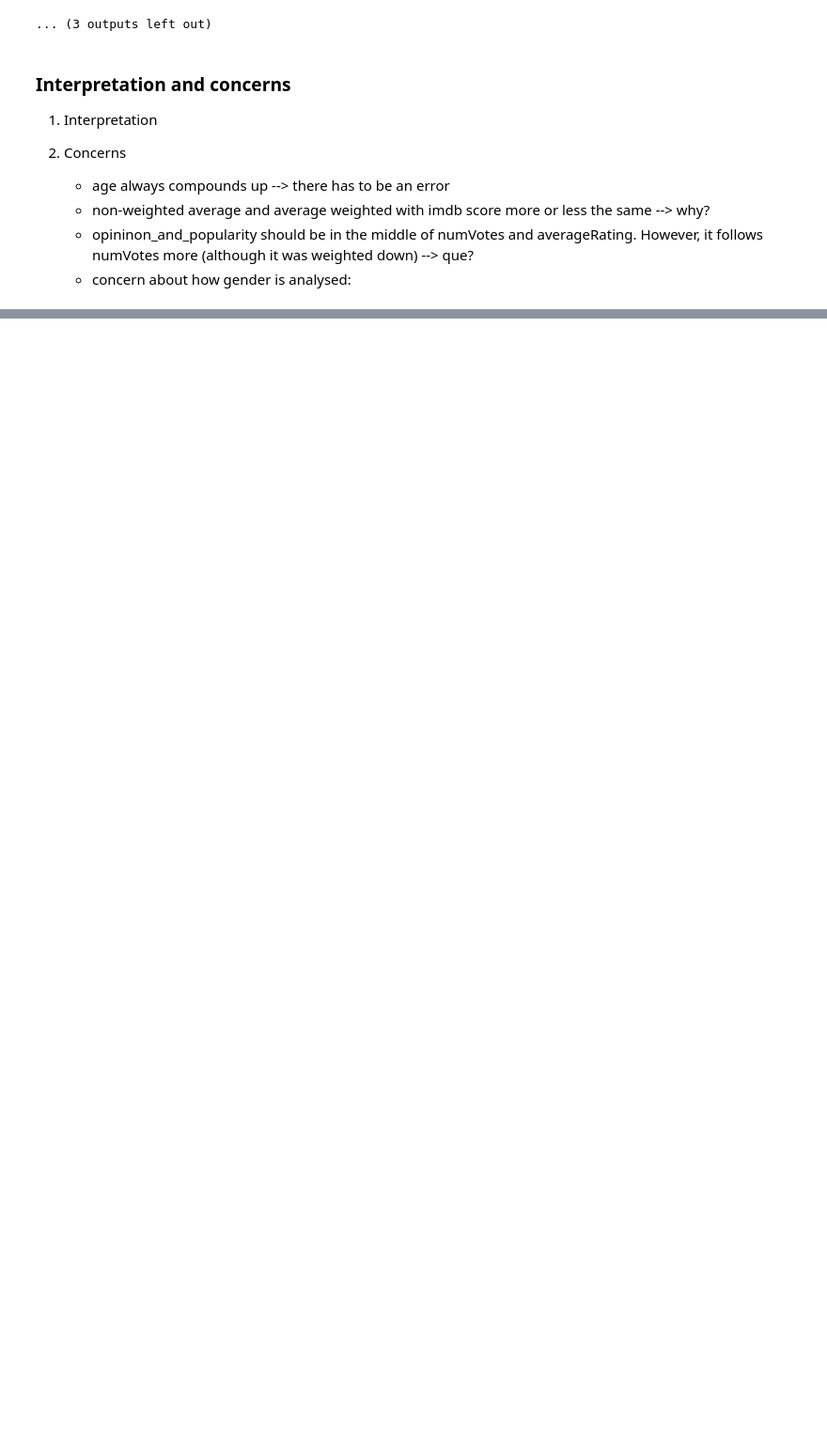
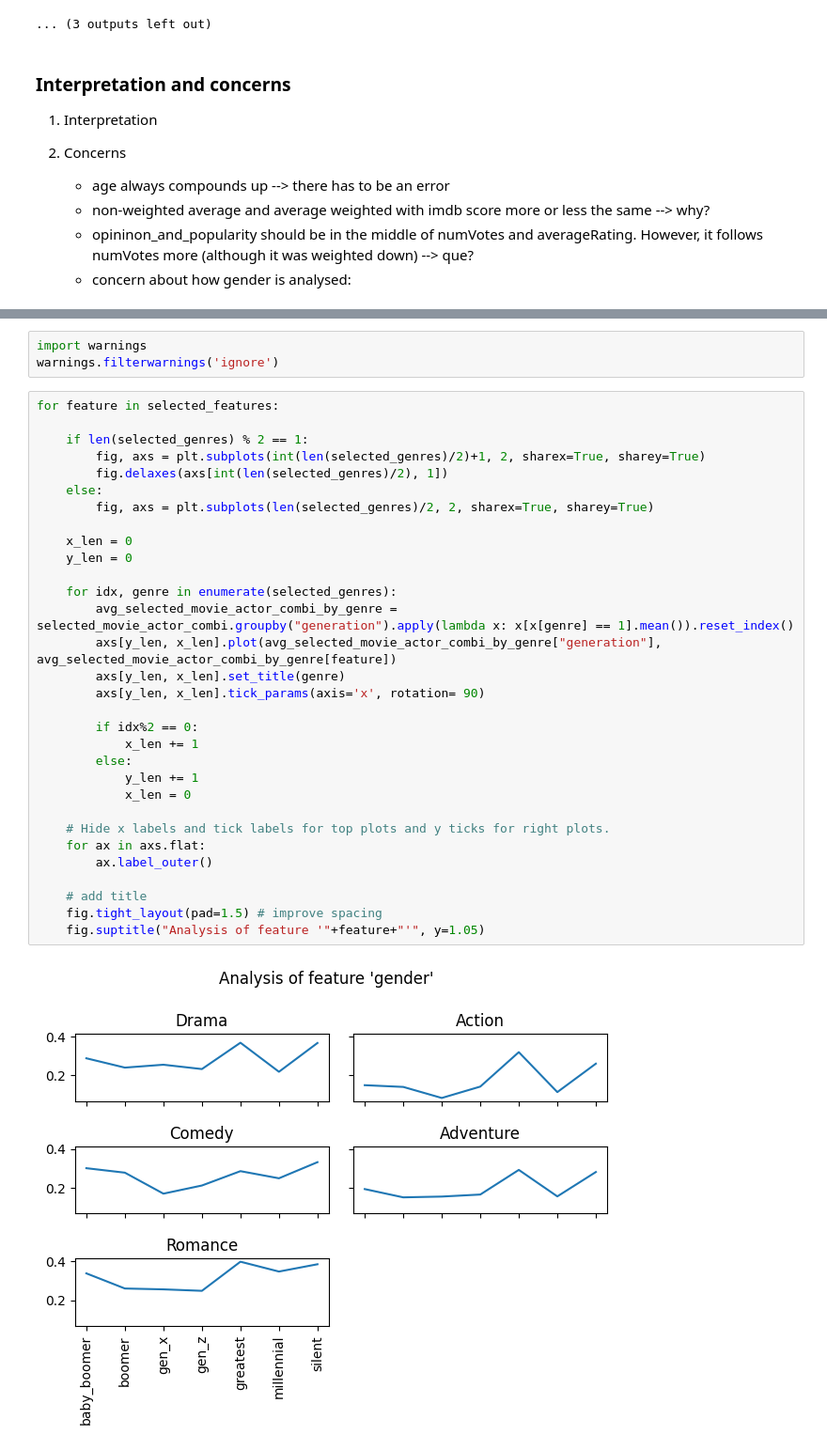
Before and after one commit to epfl-ada/ada-2022-project-jash, a Jupyter notebook: analysis_overtime.ipynb, the cells around one changed output, grey strips where cells are left out. Shown at 94% size. Drawn from its saved outputs; the diff is of its cells as text; blank space fills up the shorter version.

```diff
--- a/analysis_overtime.ipynb
+++ b/analysis_overtime.ipynb
@@ -216,0 +235,36 @@ for genre in selected_genres:
+# %%
+import warnings
+warnings.filterwarnings('ignore')
+# %%
+for feature in selected_features:
+
+    if len(selected_genres) % 2 == 1:
+        fig, axs = plt.subplots(int(len(selected_genres)/2)+1, 2, sharex=True, sharey=True)
+        fig.delaxes(axs[int(len(selected_genres)/2), 1])
+    else:
+        fig, axs = plt.subplots(len(selected_genres)/2, 2, sharex=True, sharey=True)
+
+    x_len = 0
+    y_len = 0
+
+    for idx, genre in enumerate(selected_genres):
+        avg_selected_movie_actor_combi_by_genre = selected_movie_actor_combi.groupby("generation").apply(lambda x: x[x[genre] == 1].mean()).reset_index()
+        axs[y_len, x_len].plot(avg_selected_movie_actor_combi_by_genre["generation"], avg_selected_movie_actor_combi_by_genre[feature])
+        axs[y_len, x_len].set_title(genre)
+        axs[y_len, x_len].tick_params(axis='x', rotation= 90)
+
+        if idx%2 == 0:
+            x_len += 1
+        else:
+            y_len += 1
+            x_len = 0
+
+    # Hide x labels and tick labels for top plots and y ticks for right plots.
+    for ax in axs.flat:
+        ax.label_outer()
+
+    # add title
+    fig.tight_layout(pad=1.5) # improve spacing
+    fig.suptitle("Analysis of feature '"+feature+"'", y=1.05)
+# %% [output]
+[figure, added]
```
Also changed, not shown: parts of 8 cells of this notebook, 1 other file.
